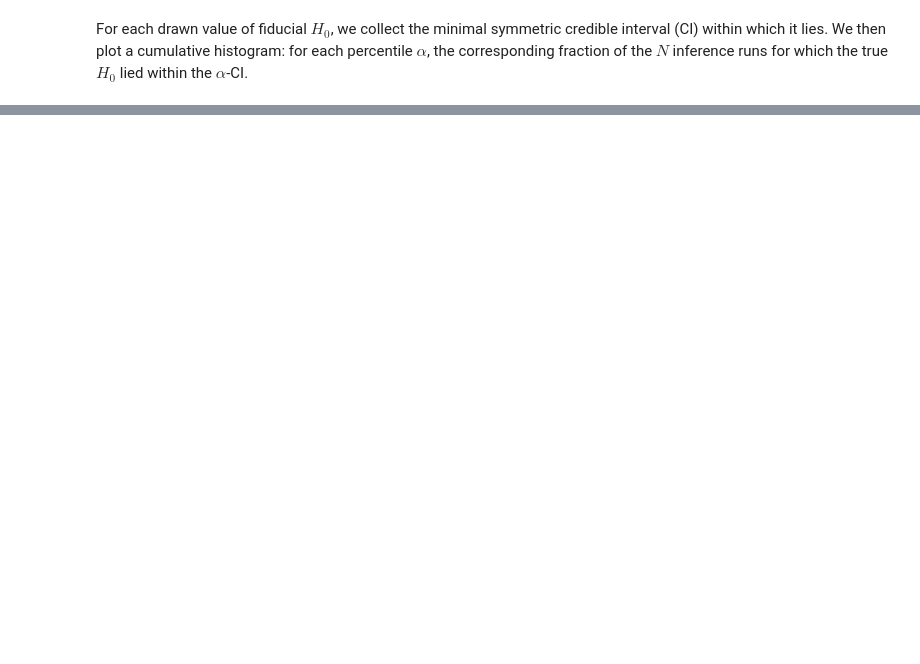
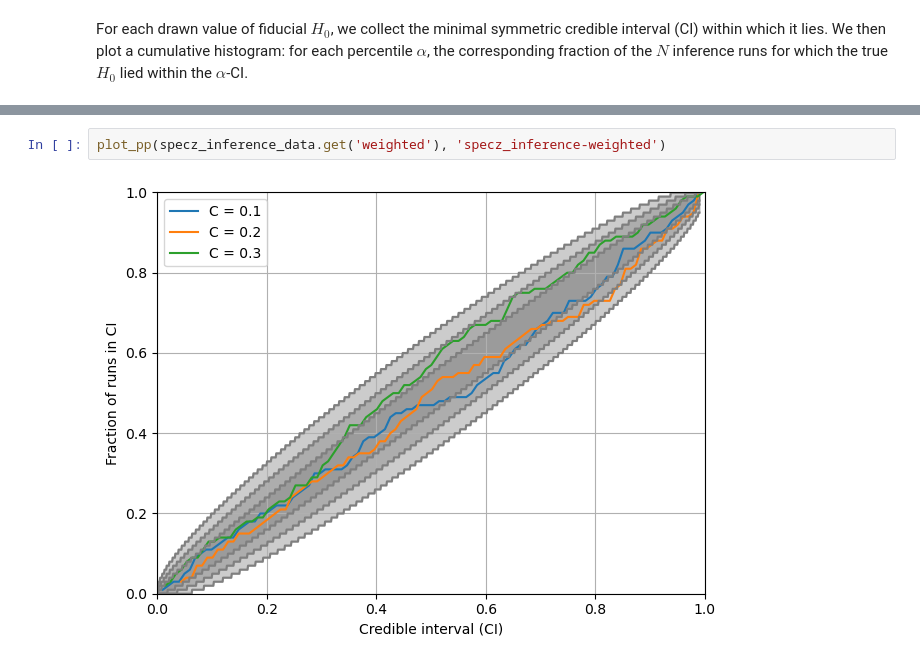
Before and after one commit to binado/standard-sirens, a Jupyter notebook: src/pp_analysis.ipynb, the cells around one changed output, grey strips where cells are left out. Saved outputs shown, nothing was run; the diff lists cells and outputs as text; blank space fills up the shorter version.

```diff
--- a/src/pp_analysis.ipynb
+++ b/src/pp_analysis.ipynb
@@ -84,0 +82,4 @@ plt.show()
+# %%
+plot_pp(specz_inference_data.get('weighted'), 'specz_inference-weighted')
+# %% [output]
+[figure, added]
```
Also changed, not shown: parts of 13 cells of this notebook, 9 other files.
